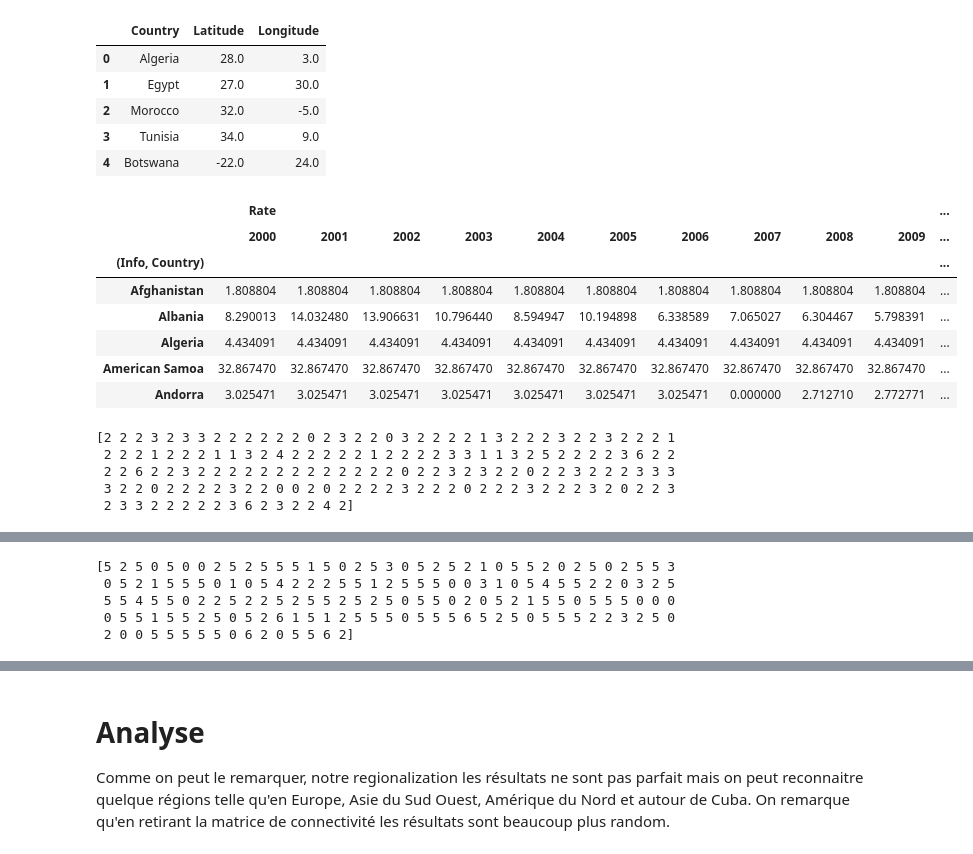
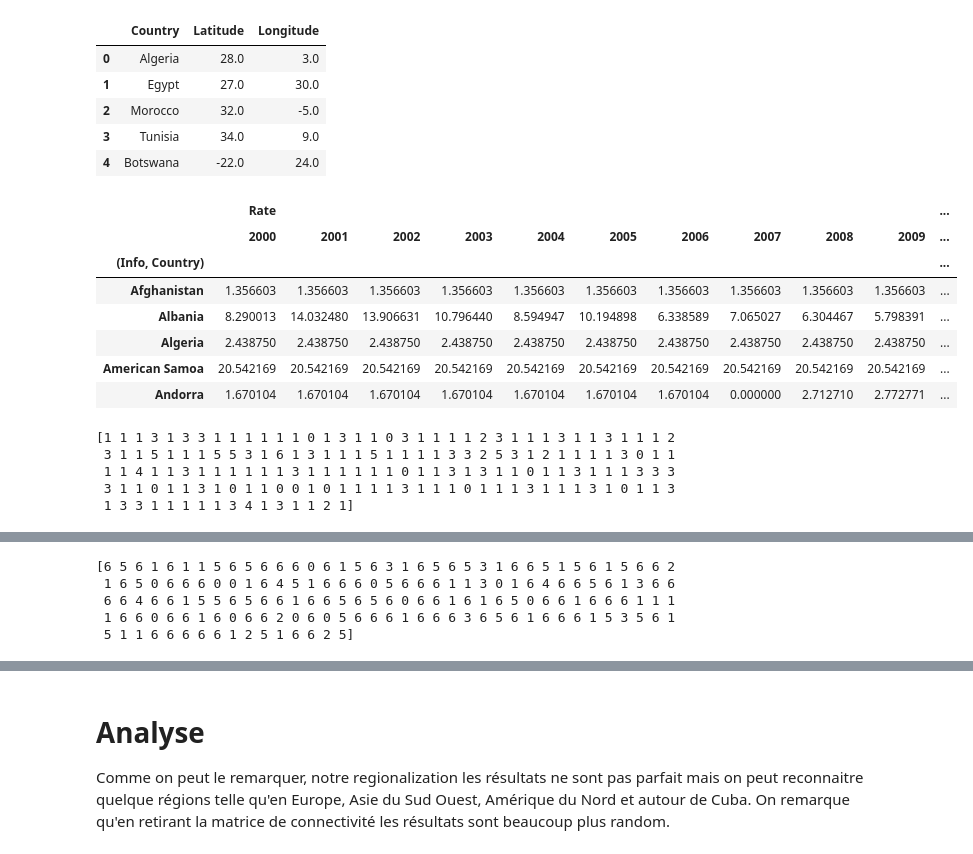
Before and after one commit to adesbx/homicideAnalysis, a Jupyter notebook: projet.ipynb, the cells around one changed output, grey strips where cells are left out. Drawn from its saved outputs; the diff is of its cells as text; code cells hidden in the pictures.

```diff
--- a/projet.ipynb
+++ b/projet.ipynb
@@ -105,20 +104,28 @@ Name: (Info, Country), Length: 327, dtype: object
 ### Ajouter des colonnes au DataFrame (Somme & moyenne du nb de victimes, Somme & moyenne du taux meurtre)
 # %%
 # Add a total victim count column to the dataframe
-df[('Count', 'Total')] = df[['Count']].sum(axis=1)
+counttotal = df[['Count']].sum(axis=1)
 df.head(10)
 
 # Add the mean rate column to the dataframe
-df[('Count', 'Mean')] = df[['Count']].mean(axis=1)
+countmean = df[['Count']].mean(axis=1)
 df.head(10)
 
 # Add a total victim count column to the dataframe
-df[('Rate', 'Total')] = df[['Rate']].sum(axis=1)
+ratetotal = df[['Rate']].sum(axis=1)
 df.head(10)
 
 # Add the mean rate column to the dataframe
-df[('Rate', 'Mean')] = df[['Rate']].mean(axis=1)
+ratemean = df[['Rate']].mean(axis=1)
 df.head(10)
+
+df[('Count', 'Total')] = counttotal
+df[('Count', 'Mean')] = countmean
+df[('Rate', 'Total')] = ratetotal
+df[('Rate', 'Mean')] = ratemean
+
+df_vatican = df[df[('Info', 'Country')] == 'Holy See']
+df_vatican
 # %% [output]
 |  | Info |  |  |  | Count |  |  |  |  |  |  | ... |
 |  | Region | Subregion | Country | Sex | 2000 | 2001 | 2002 | 2003 | 2004 | 2005 | 2006 | ... |
@@ -378,6 +397,8 @@ resu2 = df.apply(lambda row: replace_nan_with_mean(row[['Rate']], 'Rate'), axis=
 df_copyyy = df.copy()
 df_copyyy['Count'] = resu1['Count']
 df_copyyy['Rate'] = resu2['Rate']
+df_copyyy.fillna(0, inplace=True)
+print(df_copyyy.isna().sum().sum())
 
 df_copyyy.head(5)
 # %% [output]
@@ -484,26 +519,28 @@ df_latlong.head()
 # %%
 df_sum_sex = df_copyyy.groupby(by=[('Info', 'Country')]).sum()
 df_sum_sex = df_sum_sex.drop(df_sum_sex.filter(regex="Info"), axis=1)
 
 df_sum_sex =  df_sum_sex.drop(columns=[('Rate', 'Total'), ('Rate', 'Mean')])
 
-df_sum_sex[('Rate', 'Total')] = df_sum_sex[['Rate']].sum(axis=1)
-df_sum_sex[('Rate', 'Mean')] = df_sum_sex[['Rate']].mean(axis=1)
+ratetotal = df_sum_sex[['Rate']].sum(axis=1)
+ratemean = df_sum_sex[['Rate']].mean(axis=1)
+df_sum_sex[('Rate', 'Total')] = ratetotal
+df_sum_sex[('Rate', 'Mean')] = ratemean
 
 df_sum_sex = df_sum_sex[['Rate']]
 
 # sc = StandardScaler()
 # df_sum_sex[[('Rate', 'Total')]] = sc.fit_transform(df_sum_sex[[('Rate', 'Total')]])
 df_sum_sex.head()
 # %% [output]
 |  | Rate |  |  |  |  |  |  |  |  |  | ... |
 |  | 2000 | 2001 | 2002 | 2003 | 2004 | 2005 | 2006 | 2007 | 2008 | 2009 | ... |
 | (Info, Country) |  |  |  |  |  |  |  |  |  |  | ... |
-| Afghanistan | 1.808804 | 1.808804 | 1.808804 | 1.808804 | 1.808804 | 1.808804 | 1.808804 | 1.808804 | 1.808804 | 1.808804 | ... |
+| Afghanistan | 1.356603 | 1.356603 | 1.356603 | 1.356603 | 1.356603 | 1.356603 | 1.356603 | 1.356603 | 1.356603 | 1.356603 | ... |
 | Albania | 8.290013 | 14.032480 | 13.906631 | 10.796440 | 8.594947 | 10.194898 | 6.338589 | 7.065027 | 6.304467 | 5.798391 | ... |
-| Algeria | 4.434091 | 4.434091 | 4.434091 | 4.434091 | 4.434091 | 4.434091 | 4.434091 | 4.434091 | 4.434091 | 4.434091 | ... |
-| American Samoa | 32.867470 | 32.867470 | 32.867470 | 32.867470 | 32.867470 | 32.867470 | 32.867470 | 32.867470 | 32.867470 | 32.867470 | ... |
-| Andorra | 3.025471 | 3.025471 | 3.025471 | 3.025471 | 3.025471 | 3.025471 | 3.025471 | 0.000000 | 2.712710 | 2.772771 | ... |
+| Algeria | 2.438750 | 2.438750 | 2.438750 | 2.438750 | 2.438750 | 2.438750 | 2.438750 | 2.438750 | 2.438750 | 2.438750 | ... |
+| American Samoa | 20.542169 | 20.542169 | 20.542169 | 20.542169 | 20.542169 | 20.542169 | 20.542169 | 20.542169 | 20.542169 | 20.542169 | ... |
+| Andorra | 1.670104 | 1.670104 | 1.670104 | 1.670104 | 1.670104 | 1.670104 | 1.670104 | 0.000000 | 2.712710 | 2.772771 | ... |
 # %%
 connectivity = kneighbors_graph(df_latlong.drop('Country', axis=1), n_neighbors=30)
 model = AgglomerativeClustering(n_clusters=7, connectivity=connectivity).fit(df_sum_sex)
@@ -511,11 +548,11 @@ model = AgglomerativeClustering(n_clusters=7, connectivity=connectivity).fit(df_
 clustered = model.labels_
 print(clustered)
 # %% [output]
-[2 2 2 3 2 3 3 2 2 2 2 2 2 0 2 3 2 2 0 3 2 2 2 2 1 3 2 2 2 3 2 2 3 2 2 2 1
- 2 2 2 1 2 2 2 1 1 3 2 4 2 2 2 2 2 1 2 2 2 2 3 3 1 1 3 2 5 2 2 2 2 3 6 2 2
- 2 2 6 2 2 3 2 2 2 2 2 2 2 2 2 2 2 2 2 0 2 2 3 2 3 2 2 0 2 2 3 2 2 2 3 3 3
- 3 2 2 0 2 2 2 2 3 2 2 0 0 2 0 2 2 2 2 3 2 2 2 0 2 2 2 3 2 2 2 3 2 0 2 2 3
- 2 3 3 2 2 2 2 2 3 6 2 3 2 2 4 2]
+[1 1 1 3 1 3 3 1 1 1 1 1 1 0 1 3 1 1 0 3 1 1 1 1 2 3 1 1 1 3 1 1 3 1 1 1 2
+ 3 1 1 5 1 1 1 5 5 3 1 6 1 3 1 1 1 5 1 1 1 1 3 3 2 5 3 1 2 1 1 1 1 3 0 1 1
+ 1 1 4 1 1 3 1 1 1 1 1 1 3 1 1 1 1 1 1 0 1 1 3 1 3 1 1 0 1 1 3 1 1 1 3 3 3
+ 3 1 1 0 1 1 3 1 0 1 1 0 0 1 0 1 1 1 1 3 1 1 1 0 1 1 1 3 1 1 1 3 1 0 1 1 3
+ 1 3 3 1 1 1 1 1 3 4 1 3 1 1 2 1]
 # %%
 import folium
 
@@ -548,11 +585,11 @@ model = AgglomerativeClustering(n_clusters=7).fit(df_sum_sex)
 clustered = model.labels_
 print(clustered)
 # %% [output]
-[5 2 5 0 5 0 0 2 5 2 5 5 5 1 5 0 2 5 3 0 5 2 5 2 1 0 5 5 2 0 2 5 0 2 5 5 3
- 0 5 2 1 5 5 5 0 1 0 5 4 2 2 2 5 5 1 2 5 5 5 0 0 3 1 0 5 4 5 5 2 2 0 3 2 5
- 5 5 4 5 5 0 2 2 5 2 2 5 2 5 5 2 5 2 5 0 5 5 0 2 0 5 2 1 5 5 0 5 5 5 0 0 0
- 0 5 5 1 5 5 2 5 0 5 2 6 1 5 1 2 5 5 5 0 5 5 5 6 5 2 5 0 5 5 5 2 2 3 2 5 0
- 2 0 0 5 5 5 5 5 0 6 2 0 5 5 6 2]
+[6 5 6 1 6 1 1 5 6 5 6 6 6 0 6 1 5 6 3 1 6 5 6 5 3 1 6 6 5 1 5 6 1 5 6 6 2
+ 1 6 5 0 6 6 6 0 0 1 6 4 5 1 6 6 6 0 5 6 6 6 1 1 3 0 1 6 4 6 6 5 6 1 3 6 6
+ 6 6 4 6 6 1 5 5 6 5 6 6 1 6 6 5 6 5 6 0 6 6 1 6 1 6 5 0 6 6 1 6 6 6 1 1 1
+ 1 6 6 0 6 6 1 6 0 6 6 2 0 6 0 5 6 6 6 1 6 6 6 3 6 5 6 1 6 6 6 1 5 3 5 6 1
+ 5 1 1 6 6 6 6 6 1 2 5 1 6 6 2 5]
 # %%
 import folium
 
```
Also changed, not shown: parts of 19 cells of this notebook.
